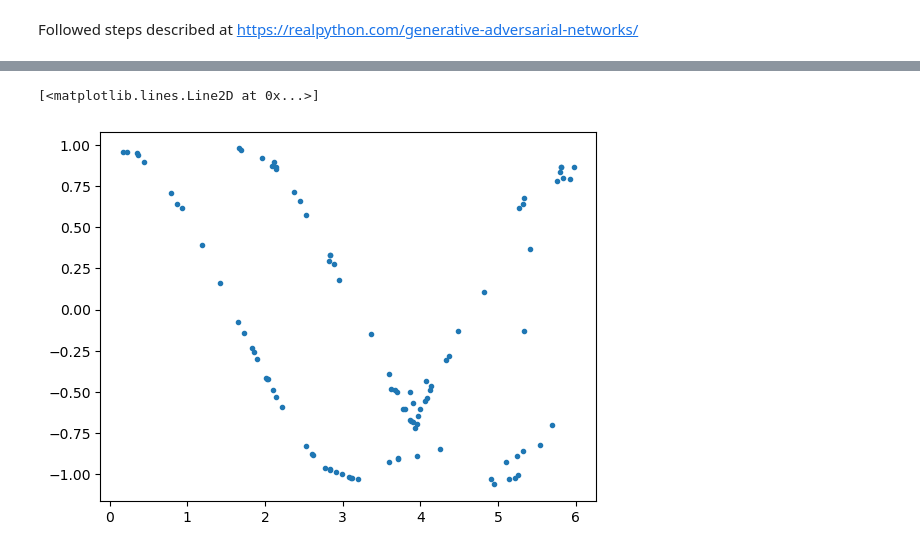
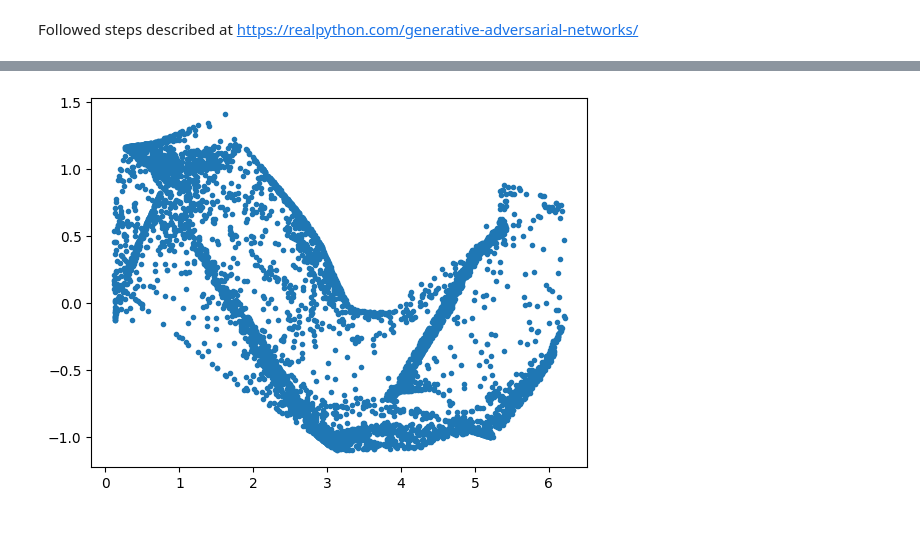
Before and after one commit to entourloupeschool/firstGAN, a Jupyter notebook: GAN to hint math.ipynb, the cells around one changed output, grey strips where cells are left out. Cells and saved outputs as stored; diff of their text form; code cells hidden in the pictures.

```diff
--- a/GAN to hint math.ipynb
+++ b/GAN to hint math.ipynb
@@ -219,9 +227,7 @@ Epoch: 590 Loss G.: 0.803360104560852
 # %%
-latent_space_samples = torch.randn(100, 2)
+latent_space_samples = torch.randn(train_data_length, 2)
 generated_samples = generator(latent_space_samples)
+generated_samples = generated_samples.detach()
+plot_samples(generated_samples)
+# %% [output]
+[figure, added]
-# %%
-generated_samples = generated_samples.detach()
-plt.plot(generated_samples[:, 0], generated_samples[:, 1], ".")
-# %% [output]
-[<matplotlib.lines.Line2D at 0x...>]
-[figure, removed]
```
Also changed, not shown: parts of 11 cells of this notebook, 1 other file.
